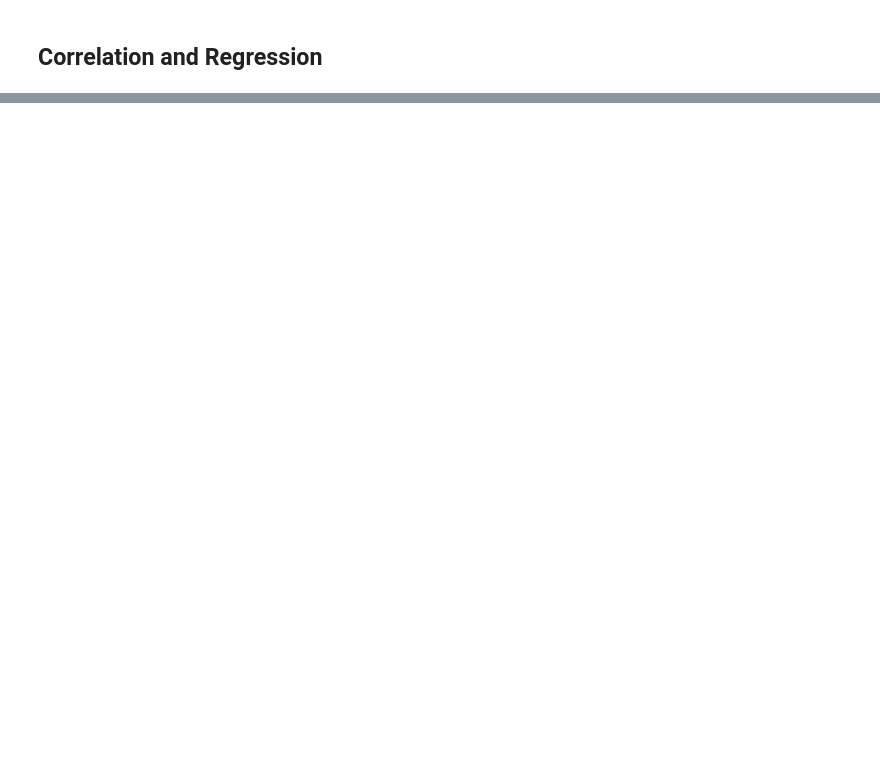
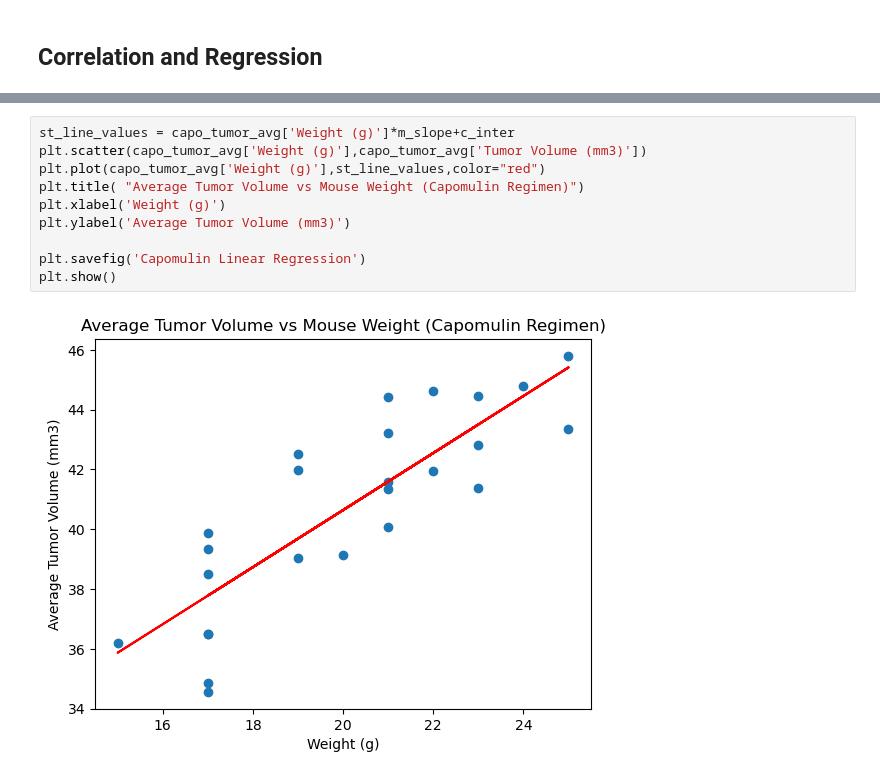
Before and after one commit to faceadversity/matplotlib-challenge, a Jupyter notebook: pymaceuticals_starter.ipynb, the cells around one changed output, grey strips where cells are left out. Drawn from its saved outputs; the diff is of its cells as text; blank space fills up the shorter version.

```diff
--- a/pymaceuticals_starter.ipynb
+++ b/pymaceuticals_starter.ipynb
@@ -255,0 +472,12 @@ merged_tp_df
+# %%
+st_line_values = capo_tumor_avg['Weight (g)']*m_slope+c_inter
+plt.scatter(capo_tumor_avg['Weight (g)'],capo_tumor_avg['Tumor Volume (mm3)'])
+plt.plot(capo_tumor_avg['Weight (g)'],st_line_values,color="red")
+plt.title( "Average Tumor Volume vs Mouse Weight (Capomulin Regimen)")
+plt.xlabel('Weight (g)')
+plt.ylabel('Average Tumor Volume (mm3)')
+
+plt.savefig('Capomulin Linear Regression')
+plt.show()
+# %% [output]
+[figure, added]
```
Also changed, not shown: parts of 22 cells of this notebook.
